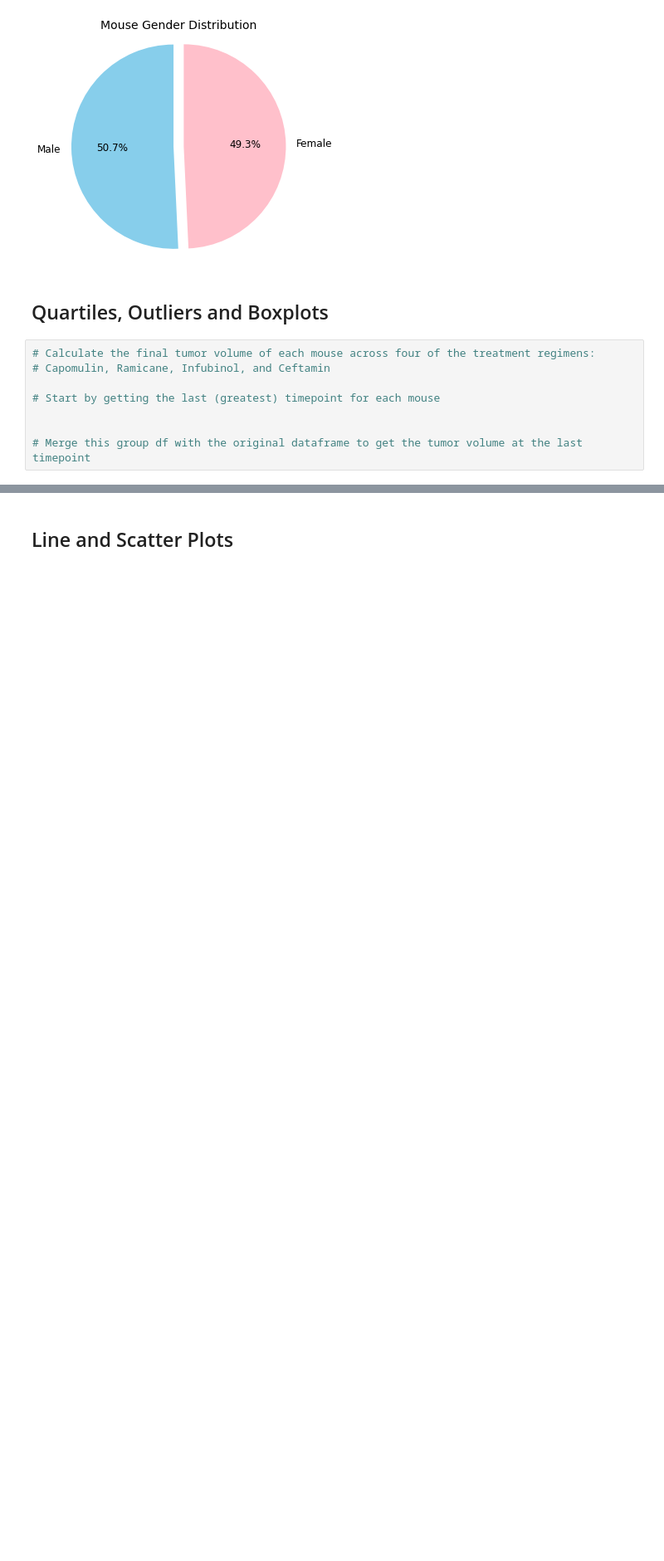
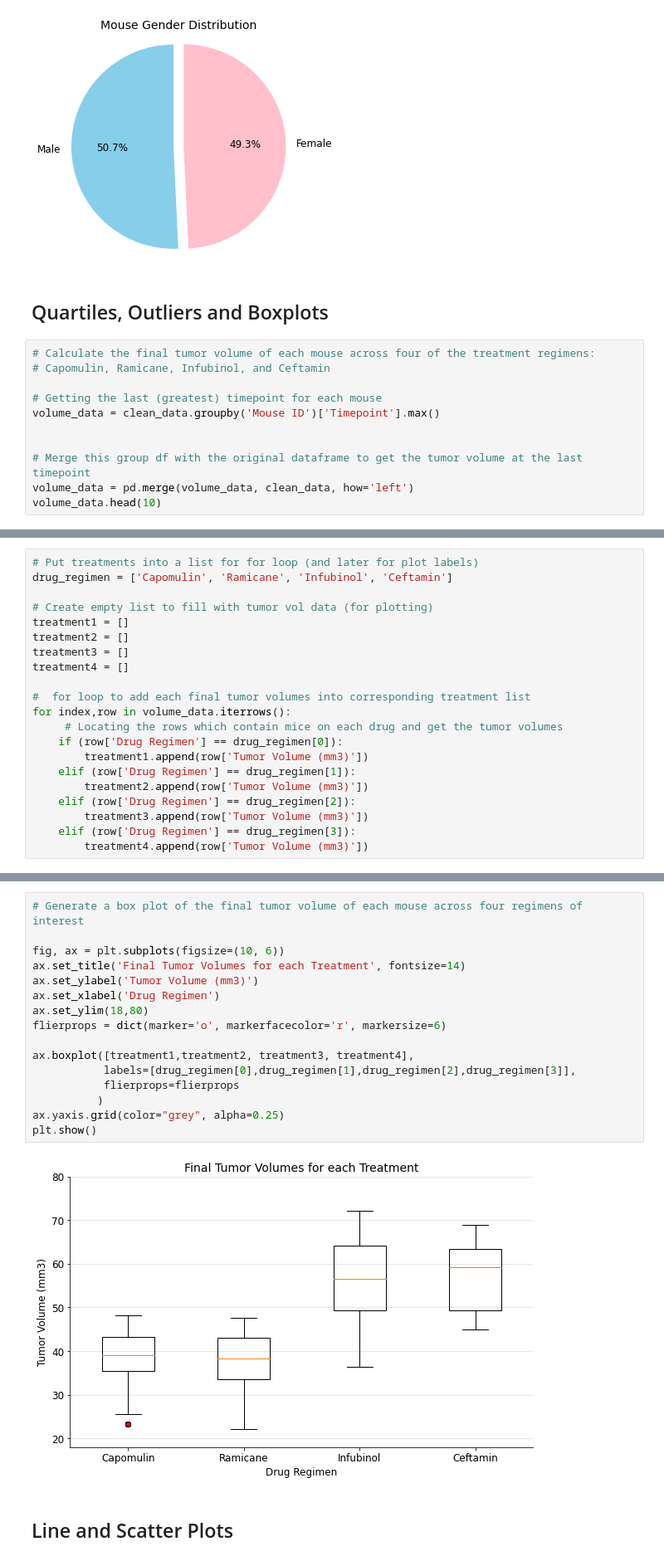
Before and after one commit to CicilyGeorge/Matplotlib-challenge, a Jupyter notebook: pymaceuticals.ipynb, the cells around one changed output, grey strips where cells are left out. Shown at 83% size. Saved outputs shown, nothing was run; the diff lists cells and outputs as text; blank space fills up the shorter version.

```diff
--- a/pymaceuticals.ipynb
+++ b/pymaceuticals.ipynb
@@ -234,7 +234,10 @@ plt.show()
 # Calculate the final tumor volume of each mouse across four of the treatment regimens:
 # Capomulin, Ramicane, Infubinol, and Ceftamin
 
-# Start by getting the last (greatest) timepoint for each mouse
+# Getting the last (greatest) timepoint for each mouse
+volume_data = clean_data.groupby('Mouse ID')['Timepoint'].max()
 
 
 # Merge this group df with the original dataframe to get the tumor volume at the last timepoint
+volume_data = pd.merge(volume_data, clean_data, how='left')
+volume_data.head(10)
@@ -259,0 +256,21 @@ plt.show()
+# %%
+# Put treatments into a list for for loop (and later for plot labels)
+drug_regimen = ['Capomulin', 'Ramicane', 'Infubinol', 'Ceftamin']
+
+# Create empty list to fill with tumor vol data (for plotting)
+treatment1 = []
+treatment2 = []
+treatment3 = []
+treatment4 = []
+
+#  for loop to add each final tumor volumes into corresponding treatment list
+for index,row in volume_data.iterrows():
+     # Locating the rows which contain mice on each drug and get the tumor volumes
+    if (row['Drug Regimen'] == drug_regimen[0]):
+        treatment1.append(row['Tumor Volume (mm3)'])
+    elif (row['Drug Regimen'] == drug_regimen[1]):
+        treatment2.append(row['Tumor Volume (mm3)'])
+    elif (row['Drug Regimen'] == drug_regimen[2]):
+        treatment3.append(row['Tumor Volume (mm3)'])
+    elif (row['Drug Regimen'] == drug_regimen[3]):
+        treatment4.append(row['Tumor Volume (mm3)'])
@@ -260,3 +337,21 @@ plt.show()
+# %%
+# Generate a box plot of the final tumor volume of each mouse across four regimens of interest
+
+fig, ax = plt.subplots(figsize=(10, 6))
+ax.set_title('Final Tumor Volumes for each Treatment', fontsize=14)
+ax.set_ylabel('Tumor Volume (mm3)')
+ax.set_xlabel('Drug Regimen')
+ax.set_ylim(18,80)
+flierprops = dict(marker='o', markerfacecolor='r', markersize=6)
+
+ax.boxplot([treatment1,treatment2, treatment3, treatment4],
+           labels=[drug_regimen[0],drug_regimen[1],drug_regimen[2],drug_regimen[3]],
+           flierprops=flierprops
+          )
+ax.yaxis.grid(color="grey", alpha=0.25)
+plt.show()
+# %% [output]
+[figure, added]
 # %% [markdown]
 ## Line and Scatter Plots
 # %%
```
Also changed, not shown: parts of 8 cells of this notebook.
